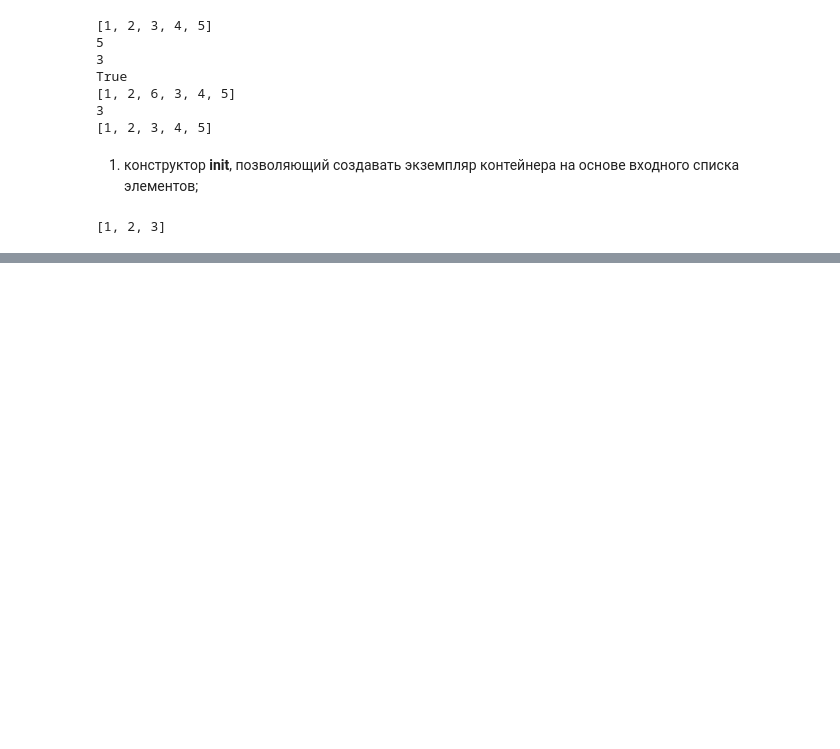
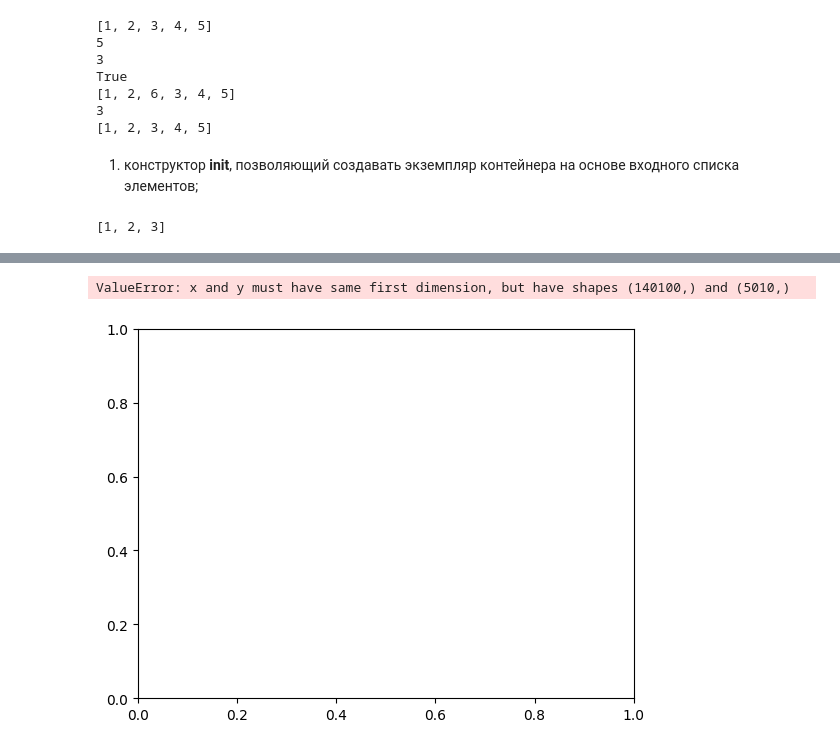
Before and after one commit to gieb340804/LabSalita, a Jupyter notebook: lab7.ipynb, the cells around one changed output, grey strips where cells are left out. Saved outputs shown, nothing was run; the diff lists cells and outputs as text; code cells hidden in the pictures; blank space fills up the shorter version.

```diff
--- a/lab7.ipynb
+++ b/lab7.ipynb
@@ -80,0 +223,37 @@ if __name__ == "__main__":
+# %%
+import bisect
+import random
+import timeit
+import matplotlib.pyplot as plt
+
+class SortedContainer:
+    def __init__(self):
+        self.data = []
+
+    def add(self, item):
+        bisect.insort(self.data, item)
+
+    def __contains__(self, item):
+        index = bisect.bisect_left(self.data, item)
+        return index != len(self.data) and self.data[index] == item
+
+# Генерация случайных чисел и добавление их в контейнер
+container = SortedContainer()
+for _ in range(10000, 15010):
+    container.add(random.randint(10000, 15000))
+
+# Измерение времени выполнения операции __contains__
+times = []
+for number in range(10000, 15010):
+    t = timeit.timeit(lambda: number in container, number=100)
+    times.append(t)
+
+# Построение графика
+plt.plot(range(10000, 150100), times, marker='o')
+plt.title('Время выполнения операции __contains__')
+plt.xlabel('Число')
+plt.ylabel('Время выполнения (секунды)')
+plt.show()
+# %% [output]
+ValueError: x and y must have same first dimension, but have shapes (140100,) and (5010,)
+[figure, added]
```
Also changed, not shown: parts of 5 cells of this notebook, 17 other files.
